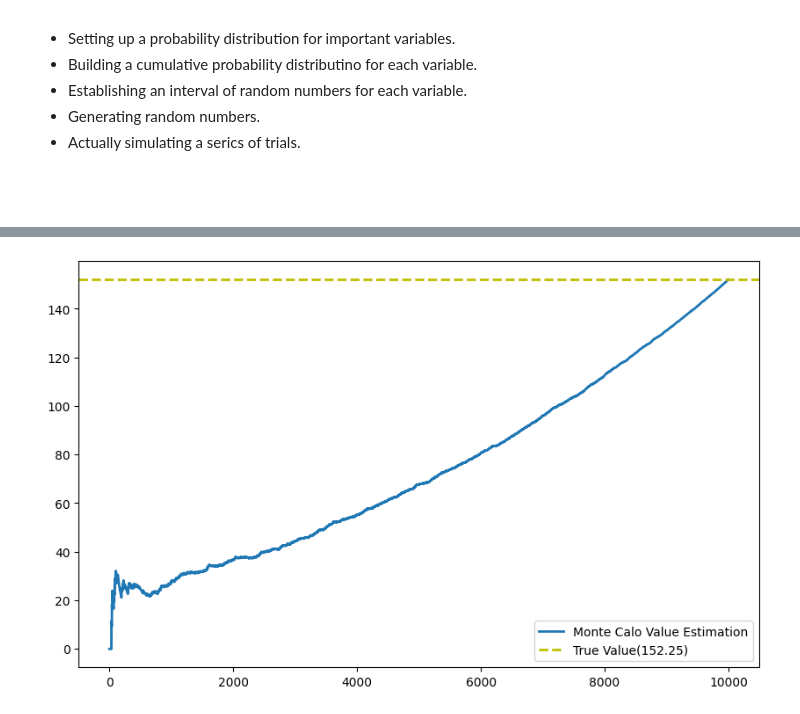
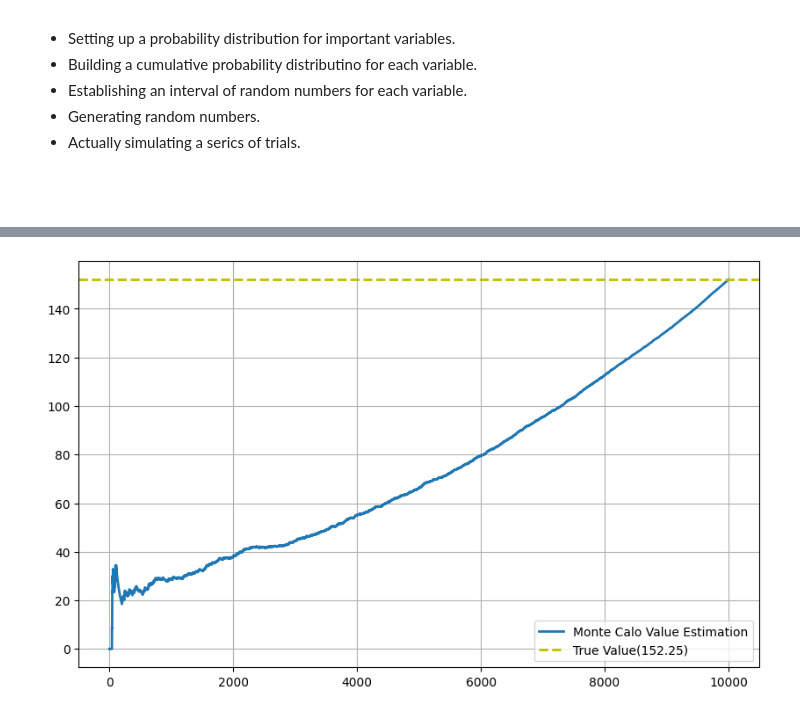
Before and after one commit to yasin-arafat-05/python-academic, a Jupyter notebook: simulation_modeling/01_monte_carlo.ipynb, the cells around one changed output, grey strips where cells are left out. Drawn from its saved outputs; the diff is of its cells as text; code cells hidden in the pictures.

```diff
--- a/simulation_modeling/01_monte_carlo.ipynb
+++ b/simulation_modeling/01_monte_carlo.ipynb
@@ -179,9 +180,10 @@ print(area)
 # %%
 
 plt.figure(figsize=(10,6))
 plt.plot(val,label="Monte Calo Value Estimation",linewidth=2)
 plt.axhline(y=152.25,linestyle="--",color="y",label="True Value(152.25)",linewidth=2)
+plt.grid()
 plt.legend()
 plt.show()
 # %% [output]
-[figure, old version]
+[figure, new version]
```
Also changed, not shown: parts of 11 cells of this notebook.
